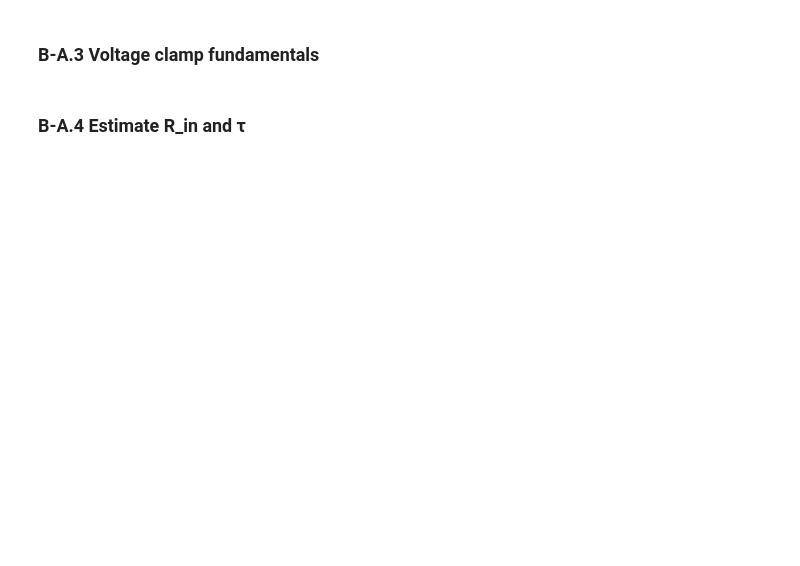
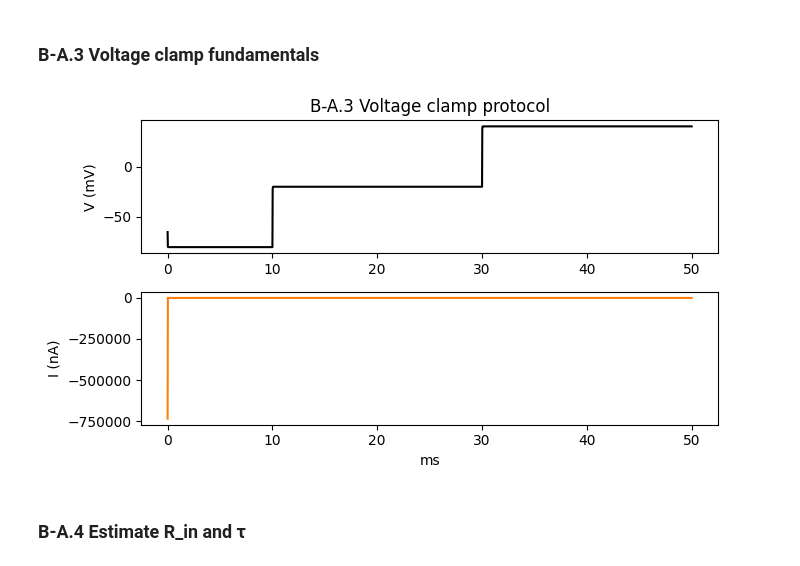
Before and after one commit to cyneuro/Chapter_Colabs, a Jupyter notebook: Colab_B.ipynb, the cells around one changed output. Cells and saved outputs as stored; diff of their text form; code cells hidden in the pictures; blank space fills up the shorter version.

```diff
--- a/Colab_B.ipynb
+++ b/Colab_B.ipynb
@@ -355,19 +426,55 @@ except Exception:
 # %% [markdown]
 ### B‑A.3 Voltage clamp fundamentals <a id='ba3'></a>
 # %%
+import numpy as np
+import matplotlib.pyplot as plt
+from neuron import h
 
-try:
-    from neuron import h
-    soma=h.Section(name='somaC'); soma.L=soma.diam=20; soma.insert('hh');
-    vcl=h.VClamp(soma(0.5)); vcl.dur[0]=10; vcl.amp[0]=-80; vcl.dur[1]=20; vcl.amp[1]=-20; vcl.dur[2]=20; vcl.amp[2]=40
-    i=h.Vector().record(vcl._ref_i); v=h.Vector().record(soma(0.5)._ref_v); t=h.Vector().record(h._ref_t)
-    h.finitialize(-65); h.continuerun(50)
-    import numpy as np, matplotlib.pyplot as plt
-    plt.figure(figsize=(7,4));
-    plt.subplot(2,1,1); plt.plot(t,v,'k'); plt.ylabel('V (mV)'); plt.title('B‑A.3 Voltage clamp protocol')
-    plt.subplot(2,1,2); plt.plot(t,i,'C1'); plt.xlabel('ms'); plt.ylabel('I (nA)'); plt.tight_layout(); plt.show()
-except Exception:
-    print('NEURON not available; skipping VC')
+# Load standard simulation controls (required for h.continuerun)
+h.load_file('stdrun.hoc')
+
+# Model setup
+soma = h.Section(name='somaC')
+soma.L = soma.diam = 20
+soma.insert('hh')
+
+# Voltage clamp protocol: 3 stages
+vcl = h.VClamp(soma(0.5))
+vcl.dur[0] = 10   # ms
+vcl.amp[0] = -80  # mV
+vcl.dur[1] = 20   # ms
+vcl.amp[1] = -20  # mV
+vcl.dur[2] = 20   # ms
+vcl.amp[2] = 40   # mV
+
+# Recording vectors
+i = h.Vector().record(vcl._ref_i)
+v = h.Vector().record(soma(0.5)._ref_v)
+t = h.Vector().record(h._ref_t)
+
+# Initialize and run
+h.finitialize(-65)
+h.continuerun(50)
+
+# Plotting
+plt.figure(figsize=(7, 4))
+
+# Top plot: Voltage
+plt.subplot(2, 1, 1)
+plt.plot(t, v, 'k')
+plt.ylabel('V (mV)')
+plt.title('B-A.3 Voltage clamp protocol')
+
+# Bottom plot: Current
+plt.subplot(2, 1, 2)
+plt.plot(t, i, 'C1')
+plt.xlabel('ms')
+plt.ylabel('I (nA)')
+
+plt.tight_layout()
+plt.show()
+# %% [output]
+[figure, added]
 # %% [markdown]
 ### B‑A.4 Estimate R_in and τ <a id='ba4'></a>
 # %%
```
Also changed, not shown: parts of 9 cells of this notebook.
